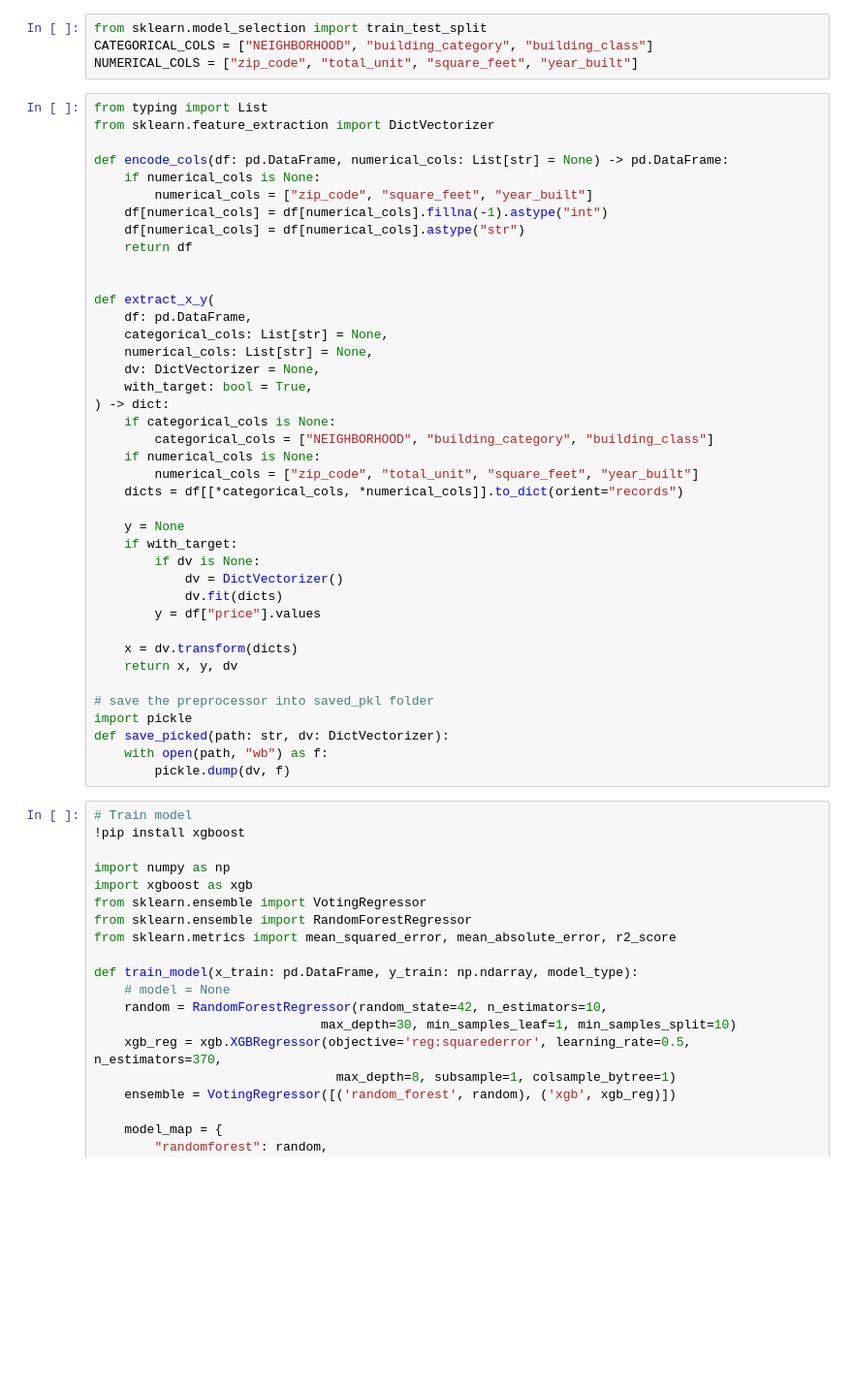
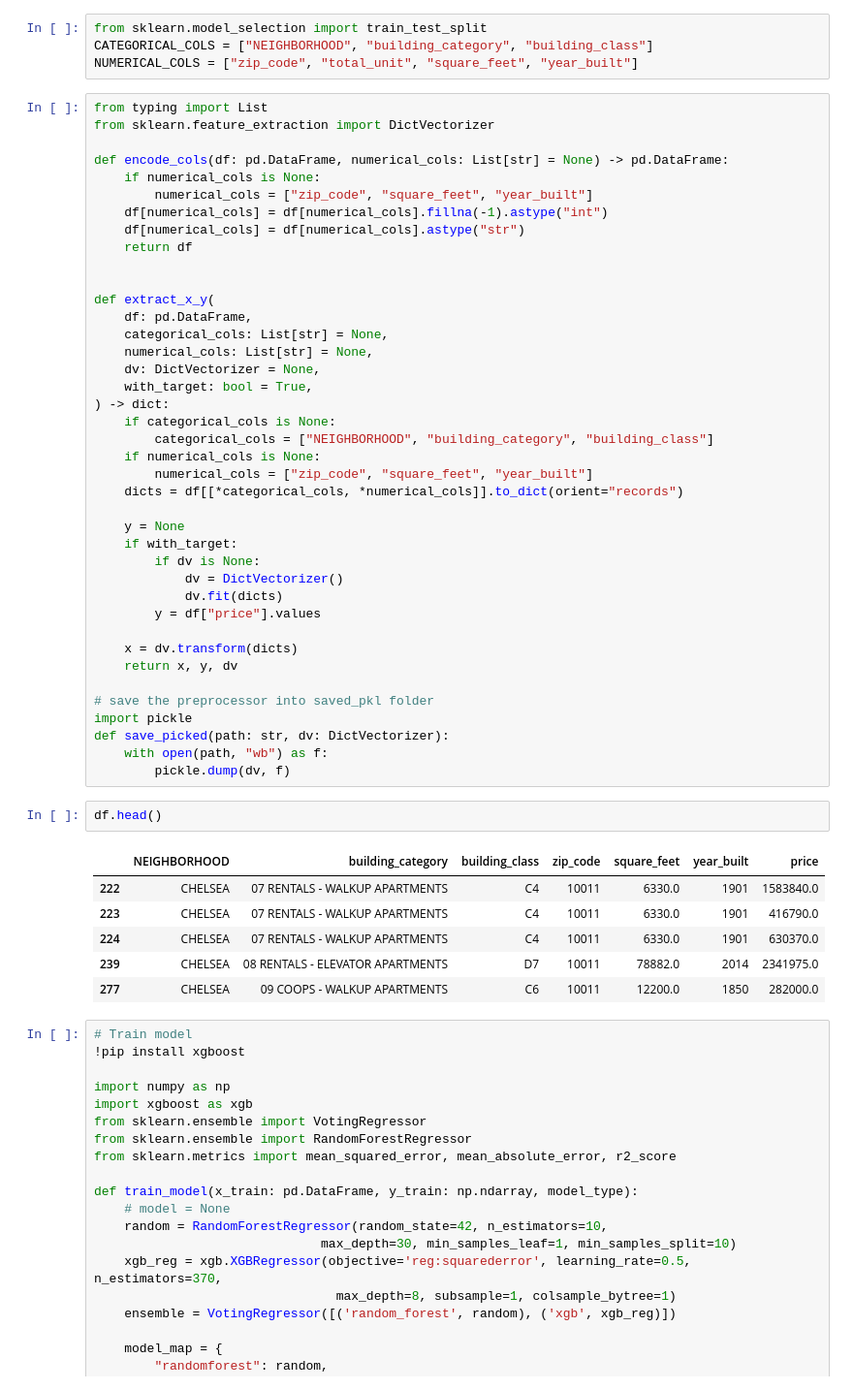
Before and after one commit to VivianeLe/NYC-home-value, a Jupyter notebook: try-all-step.ipynb, the cells around one changed output. Shown at 97% size. Drawn from its saved outputs; the diff is of its cells as text; blank space fills up the shorter version.

```diff
--- a/try-all-step.ipynb
+++ b/try-all-step.ipynb
@@ -130,7 +161,7 @@ def extract_x_y(
     if categorical_cols is None:
         categorical_cols = ["NEIGHBORHOOD", "building_category", "building_class"]
     if numerical_cols is None:
-        numerical_cols = ["zip_code", "total_unit", "square_feet", "year_built"]
+        numerical_cols = ["zip_code", "square_feet", "year_built"]
     dicts = df[[*categorical_cols, *numerical_cols]].to_dict(orient="records")
 
     y = None
@@ -148,6 +179,15 @@ import pickle
 def save_picked(path: str, dv: DictVectorizer):
     with open(path, "wb") as f:
         pickle.dump(dv, f)
+# %%
+df.head()
+# %% [output]
+|  | NEIGHBORHOOD | building_category | building_class | zip_code | square_feet | year_built | price |
+| 222 | CHELSEA | 07 RENTALS - WALKUP APARTMENTS | C4 | 10011 | 6330.0 | 1901 | 1583840.0 |
+| 223 | CHELSEA | 07 RENTALS - WALKUP APARTMENTS | C4 | 10011 | 6330.0 | 1901 | 416790.0 |
+| 224 | CHELSEA | 07 RENTALS - WALKUP APARTMENTS | C4 | 10011 | 6330.0 | 1901 | 630370.0 |
+| 239 | CHELSEA | 08 RENTALS - ELEVATOR APARTMENTS | D7 | 10011 | 78882.0 | 2014 | 2341975.0 |
+| 277 | CHELSEA | 09 COOPS - WALKUP APARTMENTS | C6 | 10011 | 12200.0 | 1850 | 282000.0 |
 # %%
 # Train model
 !pip install xgboost
```
Also changed, not shown: parts of 8 cells of this notebook.
